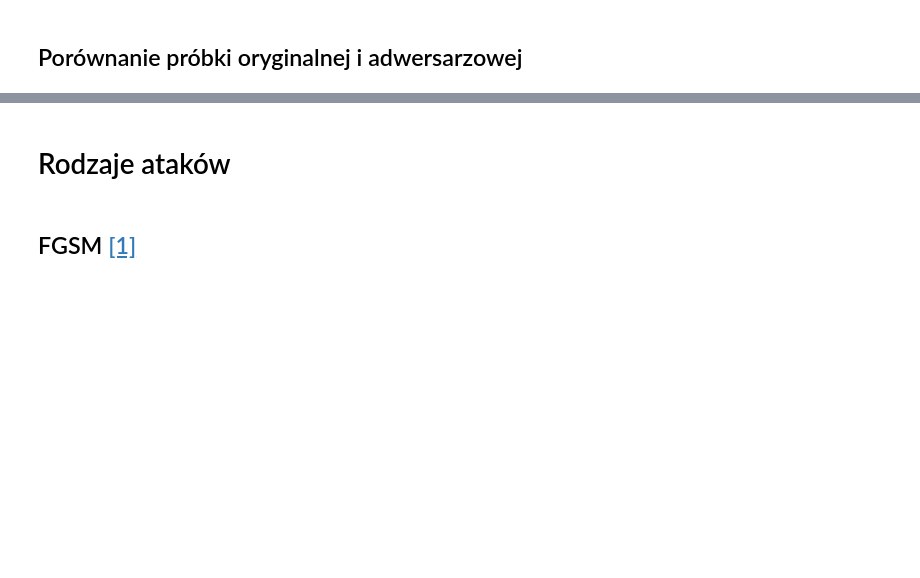
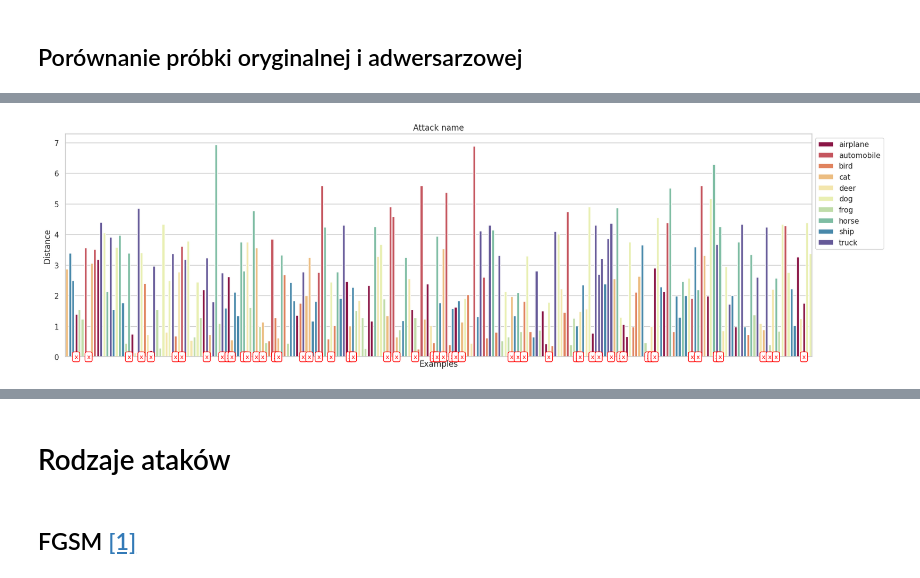
Before and after one commit to Jvlia17/deep-learning, a Jupyter notebook: PCA.ipynb, the cells around one changed output, grey strips where cells are left out. Cells and saved outputs as stored; diff of their text form; code cells hidden in the pictures; blank space fills up the shorter version.

```diff
--- a/PCA.ipynb
+++ b/PCA.ipynb
@@ -476,3 +525,37 @@ plt.savefig("/content/PCA.pdf", format='pdf', bbox_inches='tight')
+# %%
+# odległość euklidesowa
+dist = np.sqrt((df_org['Principal Component 1'] - df_adv['Principal Component 1'])**2
+              + (df_org['Principal Component 2'] - df_adv['Principal Component 2'])**2)
+dist = pd.concat([dist, df_org['Label']], axis=1)
+plt.figure(figsize=(20, 6))
+
+sns.set_style("whitegrid")
+g = sns.barplot(x=dist.index, y=dist[0], hue=dist['Label'],
+                palette=sns.color_palette("Spectral", as_cmap=True),
+                 legend='full')
+
+handles, labels  =  g.get_legend_handles_labels()
+
+g.legend(handles, classes, bbox_to_anchor=(1, 1))
+plt.xlabel('Examples')
+plt.ylabel('Distance')
+plt.title('Attack name')
+
+plt.xticks([])
+
+# annotate wrong predcitions
+for i, (label, predict) in enumerate(zip(df_org['Label'], df_adv['Predict'])):
+    if label != predict:
+        plt.annotate('x',
+                    xy=(i,0),
+                    ha='center',
+                    va='center',
+                    color='red',
+                    fontsize=9,
+                    bbox=dict(boxstyle='round,pad=0.3', edgecolor='red', facecolor='white'))
+plt.savefig("/content/dist.pdf", format='pdf', bbox_inches='tight')
+# %% [output]
+[figure, added]
 # %%
 '''
  Display example images and adversary images
```
Also changed, not shown: parts of 17 cells of this notebook.
